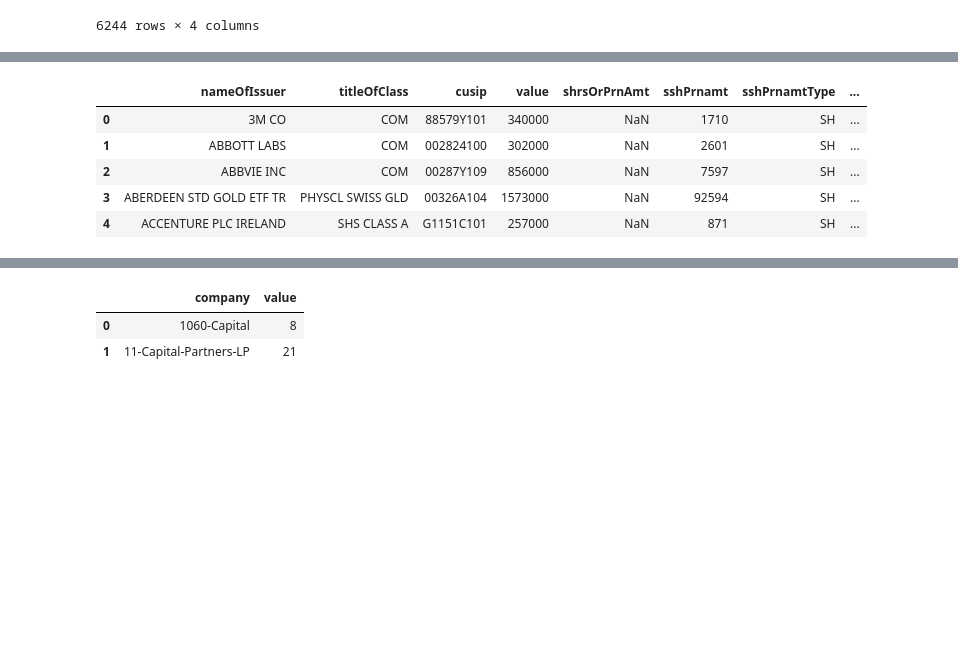
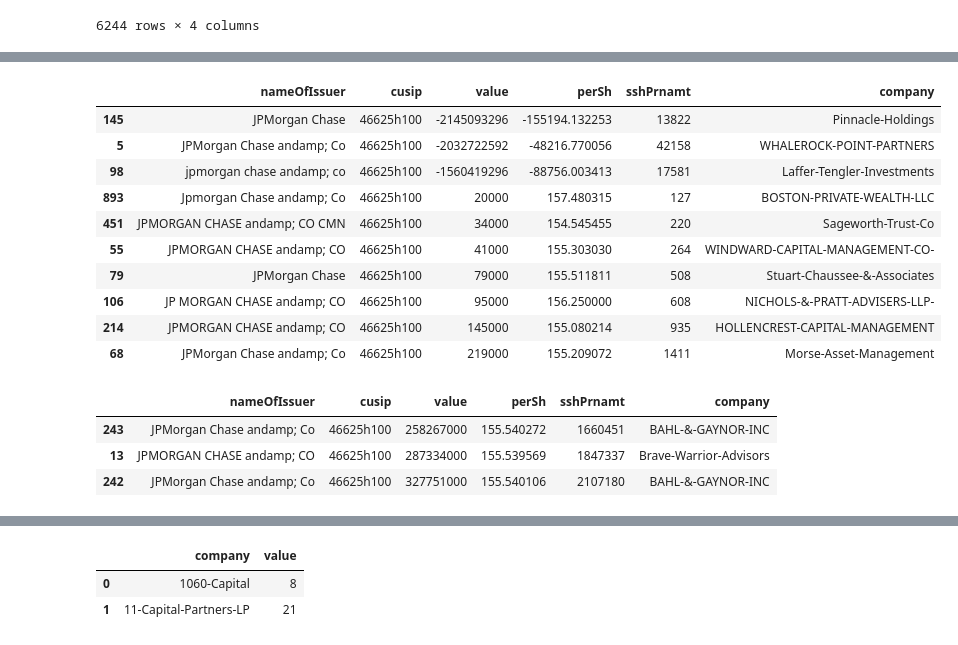
Before and after one commit to jhmuller/edgar, a Jupyter notebook: eda.ipynb, the cells around one changed output, grey strips where cells are left out. Drawn from its saved outputs; the diff is of its cells as text; code cells hidden in the pictures; blank space fills up the shorter version.

```diff
--- a/eda.ipynb
+++ b/eda.ipynb
@@ -132,16 +289,27 @@ fulldf = pd.concat(dfs)
+# %%
+cols = ["nameOfIssuer", "cusip", "value", "perSh", "sshPrnamt", "company"]
+z = fulldf[cols].loc[fulldf["cusip"] == '46625h100']
+z.sort_values(by="value", inplace=True)
+display(z.head(10))
+display(z.tail(3))
+# %% [output]
+|  | nameOfIssuer | cusip | value | perSh | sshPrnamt | company |
+| 145 | JPMorgan Chase | 46625h100 | -2145093296 | -155194.132253 | 13822 | Pinnacle-Holdings |
+| 5 | JPMorgan Chase andamp; Co | 46625h100 | -2032722592 | -48216.770056 | 42158 | WHALEROCK-POINT-PARTNERS |
+| 98 | jpmorgan chase andamp; co | 46625h100 | -1560419296 | -88756.003413 | 17581 | Laffer-Tengler-Investments |
+| 893 | Jpmorgan Chase andamp; Co | 46625h100 | 20000 | 157.480315 | 127 | BOSTON-PRIVATE-WEALTH-LLC |
+| 451 | JPMORGAN CHASE andamp; CO CMN | 46625h100 | 34000 | 154.545455 | 220 | Sageworth-Trust-Co |
+| 55 | JPMORGAN CHASE andamp; CO | 46625h100 | 41000 | 155.303030 | 264 | WINDWARD-CAPITAL-MANAGEMENT-CO- |
+| 79 | JPMorgan Chase | 46625h100 | 79000 | 155.511811 | 508 | Stuart-Chaussee-&-Associates |
+| 106 | JP MORGAN CHASE andamp; CO | 46625h100 | 95000 | 156.250000 | 608 | NICHOLS-&-PRATT-ADVISERS-LLP- |
+| 214 | JPMORGAN CHASE andamp; CO | 46625h100 | 145000 | 155.080214 | 935 | HOLLENCREST-CAPITAL-MANAGEMENT |
+| 68 | JPMorgan Chase andamp; Co | 46625h100 | 219000 | 155.209072 | 1411 | Morse-Asset-Management |
+|  | nameOfIssuer | cusip | value | perSh | sshPrnamt | company |
+| 243 | JPMorgan Chase andamp; Co | 46625h100 | 258267000 | 155.540272 | 1660451 | BAHL-&-GAYNOR-INC |
+| 13 | JPMORGAN CHASE andamp; CO | 46625h100 | 287334000 | 155.539569 | 1847337 | Brave-Warrior-Advisors |
+| 242 | JPMorgan Chase andamp; Co | 46625h100 | 327751000 | 155.540106 | 2107180 | BAHL-&-GAYNOR-INC |
 # %%
 fulldf["cusip"] = fulldf["cusip"].astype(str)
 fulldf["nameOfIssuer"] = fulldf["nameOfIssuer"].astype(str)
 # %%
 fulldf.sort_values(by=["cusip"], inplace=True)
-# %%
-fulldf.head(2)
-def find_manager(df, lname):
-  z = df.loc[df["company"].apply(lambda x: re.search(lname, x.lower()) is not None)]
-# %% [output]
-|  | nameOfIssuer | titleOfClass | cusip | value | shrsOrPrnAmt | sshPrnamt | sshPrnamtType | ... |
-| 0 | 3M CO | COM | 88579Y101 | 340000 | NaN | 1710 | SH | ... |
-| 1 | ABBOTT LABS | COM | 002824100 | 302000 | NaN | 2601 | SH | ... |
-| 2 | ABBVIE INC | COM | 00287Y109 | 856000 | NaN | 7597 | SH | ... |
-| 3 | ABERDEEN STD GOLD ETF TR | PHYSCL SWISS GLD | 00326A104 | 1573000 | NaN | 92594 | SH | ... |
-| 4 | ACCENTURE PLC IRELAND | SHS CLASS A | G1151C101 | 257000 | NaN | 871 | SH | ... |
```
Also changed, not shown: parts of 25 cells of this notebook, 4 other files.
